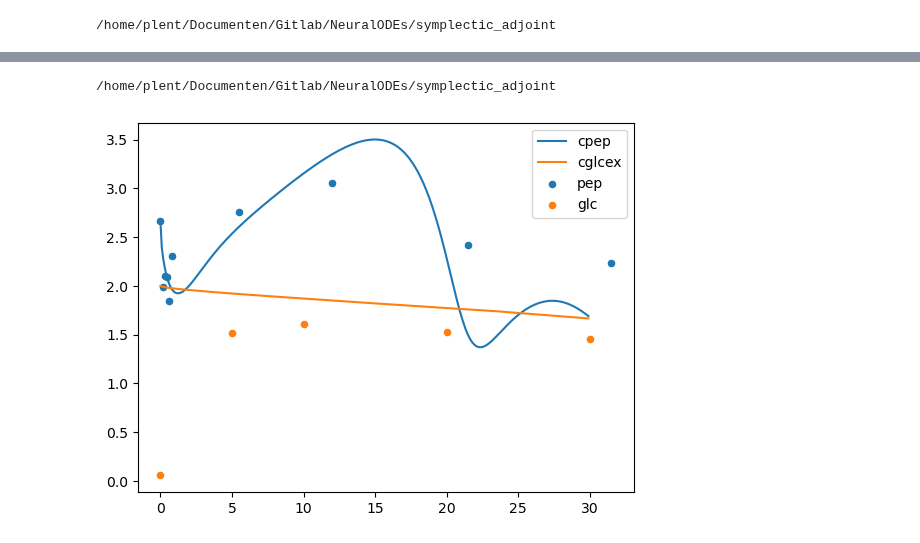
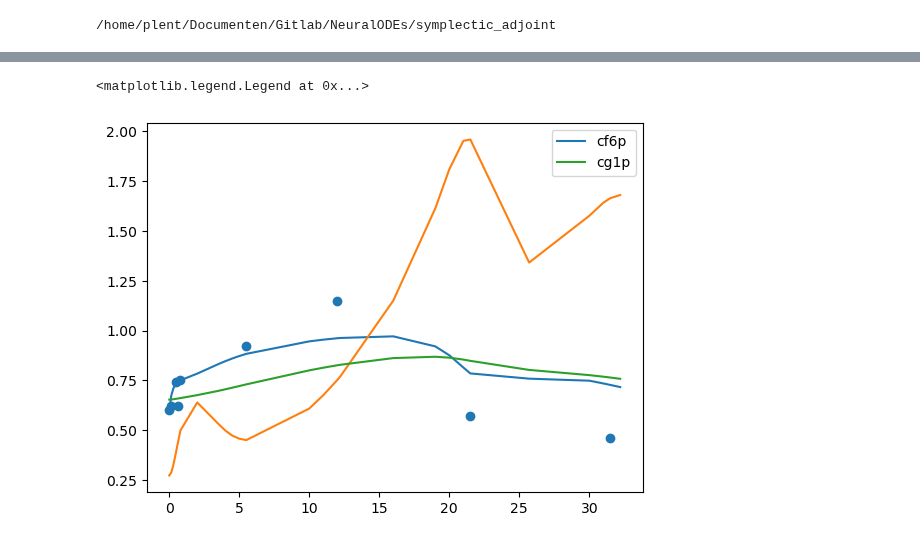
Before and after one commit to mahdi-shafiei/jaxkineticmodel, a Jupyter notebook: jax_implementation/BioSB_kimosys_ex.ipynb, the cells around one changed output, grey strips where cells are left out. Saved outputs shown, nothing was run; the diff lists cells and outputs as text; code cells hidden in the pictures.

```diff
--- a/jax_implementation/BioSB_kimosys_ex.ipynb
+++ b/jax_implementation/BioSB_kimosys_ex.ipynb
@@ -24,7 +24,7 @@ jax.config.update("jax_enable_x64", True)
 /home/plent/Documenten/Gitlab/NeuralODEs/symplectic_adjoint
 # %%
 ### load model
-filepath="jax_implementation/developing_sbml/sbml_models/BIOMD0000000051_url.xml"
+filepath="jax_implementation/developing_sbml/sbml_models/working_models/BIOMD0000000051_url.xml"
 model=load_sbml_model(file_path=filepath)
 
 
@@ -32,6 +32,7 @@ S=get_stoichiometric_matrix(model)
 
 
 y0=get_initial_conditions(model)
+species_names=list(y0.keys())
 
 y0=jnp.array(list(y0.values()))
 ##recreate create_fluxes, but then for jax
@@ -44,4 +45,6 @@ JaxKmodel = NeuralODE(v=v, S=S,
                   v_symbol_dictionaries=v_symbol_dictionaries)
 
 JaxKmodel=jax.jit(JaxKmodel)
+
+S.index
 # %% [output]
@@ -55,47 +65,49 @@ Number of assignment rules 7
-# %%
-## load data
-print(os.getcwd())
-data=pd.read_excel("jax_implementation/KIMODATAID30_v1.xlsx",sheet_name=1,header=6)
-
-data=data.iloc[2:,:]
-
-float(data['Glucose [mM]'].iloc[0])
-
-y0_data=data.iloc[0,:]
-y0_data=jnp.array([float(i) for i in y0])
-
-ts_data=jnp.array([float(i) for i in data['Time [s]']])
-
-data_pep=jnp.array([float(i) for i in data['PEP [mM]']])
-data_glcex=jnp.array([float(i) for i in data['Glucose [mM]']])
-# %% [output]
-/home/plent/Documenten/Gitlab/NeuralODEs/symplectic_adjoint
+# %%
+## load data and format
+
+data=pd.read_excel("jax_implementation/KIMODATAID30_v1.xlsx",sheet_name=1,header=6,index_col=0)
+data=data.iloc[2:,:]
+data=data.rename({'G6P [mM]':"cg6p","F6P [mM]":"cf6p",'FDP [mM]':'cfdp',
+                  'GAP [mM]':'cgap','PEP [mM]':'cpep','PYR [mM]':'cpyr',
+                  '6PG [mM]':'6pg','G1P [mM]':'cg1p'},axis=1)
+data=data.apply(pd.to_numeric)
+
+
+ts=jnp.array(list(data.index))
+
+names=np.intersect1d(species_names,data.columns,return_indices=True)
+
+indices=names[1]
+data=data[names[0]]
+species_names=np.array(species_names)
+#now format the data such that order is the same
+# data=data.reindex(columns=species_names[names[1]])
+species_names=species_names[indices]
 # %%
-ts=jnp.arange(0,30,0.1)
+
 # #parameters are not yet defined
 params=get_global_parameters(model)
 params={**local_params,**params}
 
 
 # # # print(v_local_param_dict)
 ys=JaxKmodel(ts=ts,
       y0=y0,
       params=params)
 
 # ys_data=JaxKmodel(ts=ts,
 #       y0=y0_data,
 #       params=params)
+ys=ys[:,indices]
 
-for i in range(2):
-      plt.plot(ts,ys[:,i],label=S.index[i])
-      # plt.plot(ts,ys_data[:,i],label=S.index[i])
-plt.scatter(ts_data,data_pep,s=20,label="pep")
-plt.scatter(ts_data,data_glcex,s=20,label="glc")
+plt.plot(ts,ys[:,0],label=species_names[0])
+plt.plot(ts,ys[:,1])
+plt.plot(ts,ys[:,2],label=species_names[2])
 
+plt.scatter(ts,data.iloc[:,0])
+# plt.scatter(ts,data.iloc[:,2],label="g1p")
 
-# plt.plot(ts,ys[:,4],label=species_names[4])
 plt.legend()
-#
-plt.show()
 # %% [output]
+<matplotlib.legend.Legend at 0x...>
-[figure, old version]
+[figure, new version]
```
Also changed, not shown: parts of 4 cells of this notebook, 18 other files.
